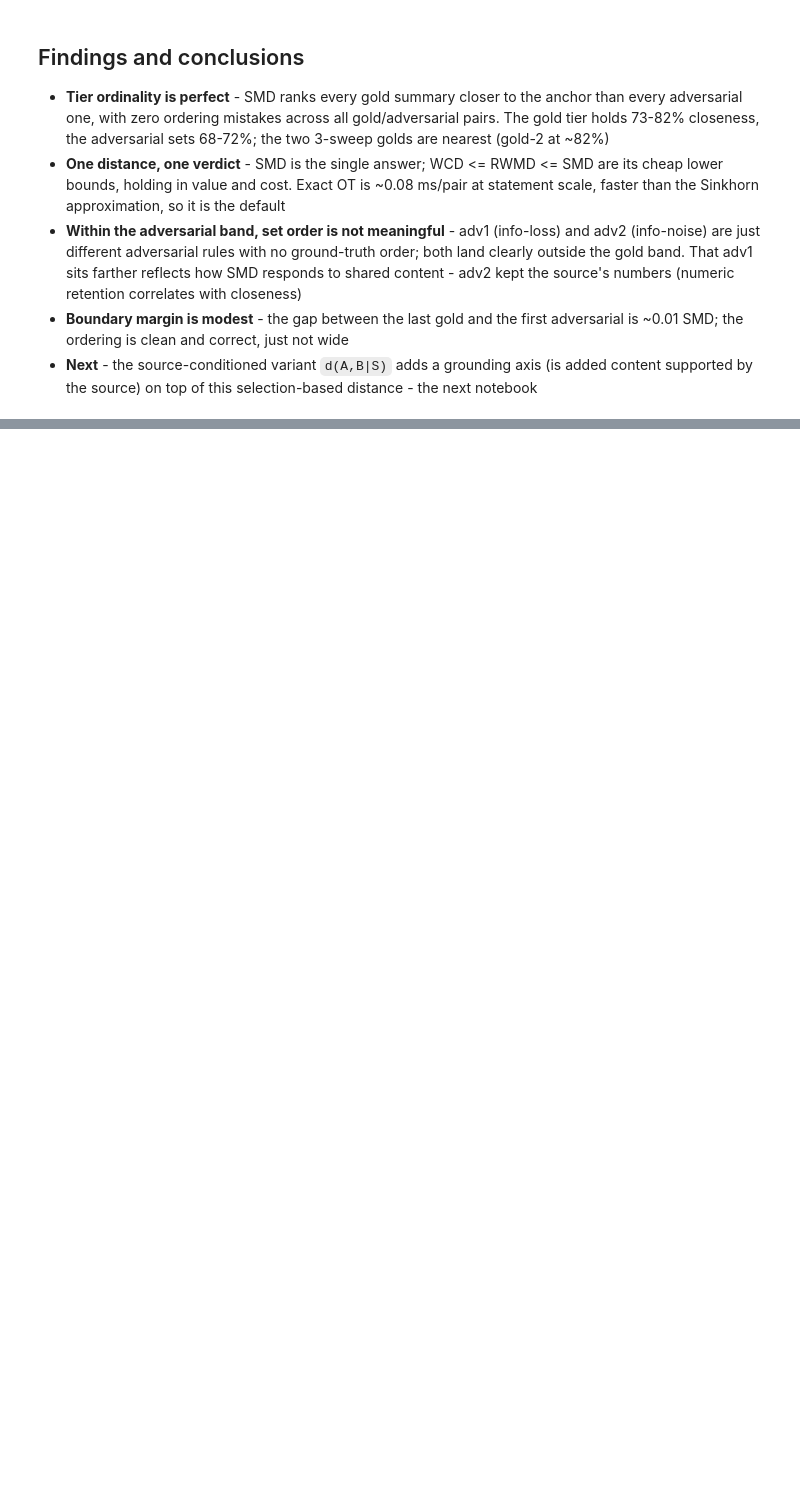
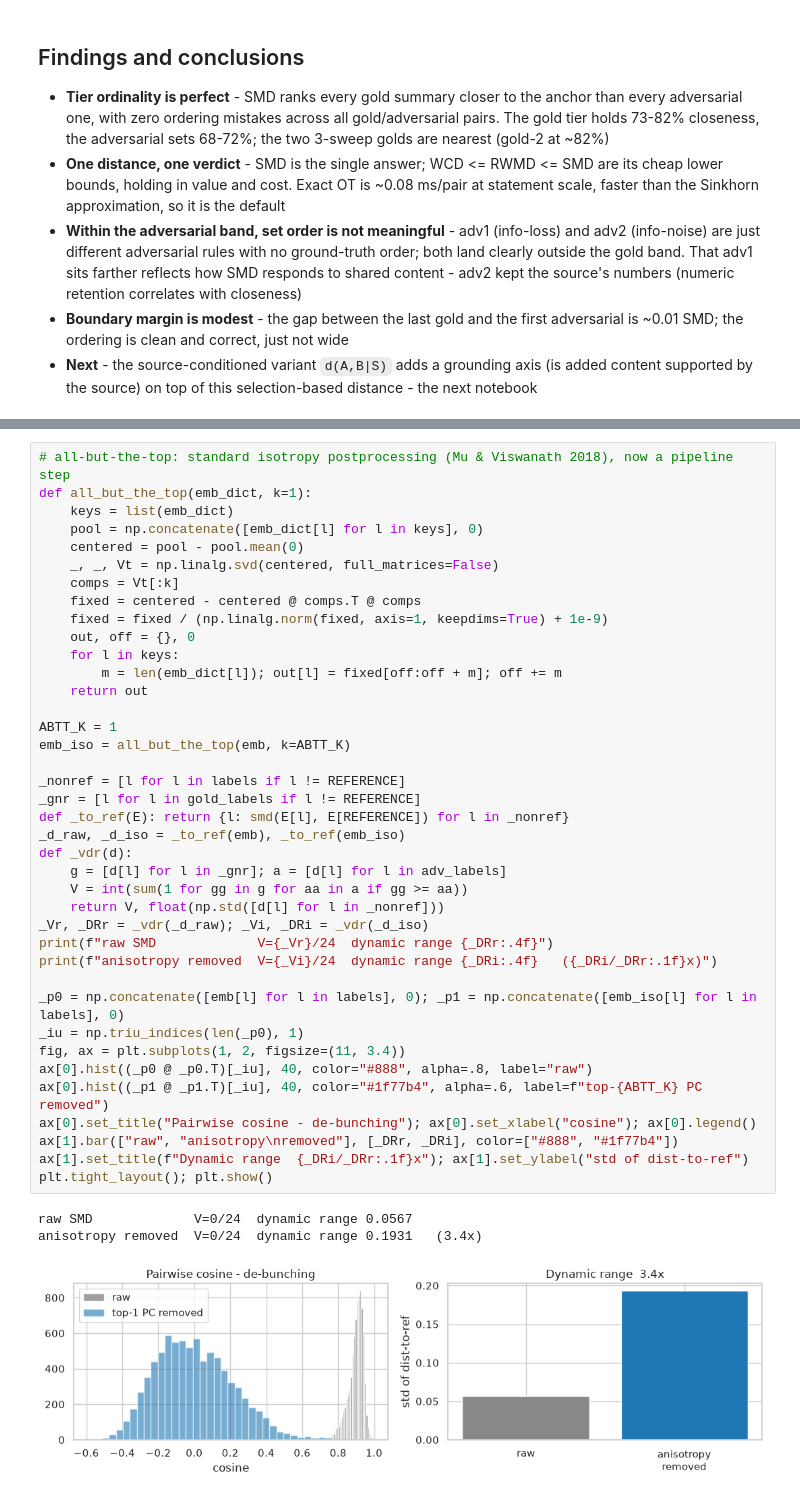
Before and after one commit to stellarshenson/docdistance, a Jupyter notebook: notebooks/04-kj-wmd-document-distance.ipynb, the cells around one changed output, grey strips where cells are left out. Drawn from its saved outputs; the diff is of its cells as text; blank space fills up the shorter version.

```diff
--- a/notebooks/04-kj-wmd-document-distance.ipynb
+++ b/notebooks/04-kj-wmd-document-distance.ipynb
@@ -516,0 +521,43 @@ plt.tight_layout(); plt.show()
+# %%
+# all-but-the-top: standard isotropy postprocessing (Mu & Viswanath 2018), now a pipeline step
+def all_but_the_top(emb_dict, k=1):
+    keys = list(emb_dict)
+    pool = np.concatenate([emb_dict[l] for l in keys], 0)
+    centered = pool - pool.mean(0)
+    _, _, Vt = np.linalg.svd(centered, full_matrices=False)
+    comps = Vt[:k]
+    fixed = centered - centered @ comps.T @ comps
+    fixed = fixed / (np.linalg.norm(fixed, axis=1, keepdims=True) + 1e-9)
+    out, off = {}, 0
+    for l in keys:
+        m = len(emb_dict[l]); out[l] = fixed[off:off + m]; off += m
+    return out
+
+ABTT_K = 1
+emb_iso = all_but_the_top(emb, k=ABTT_K)
+
+_nonref = [l for l in labels if l != REFERENCE]
+_gnr = [l for l in gold_labels if l != REFERENCE]
+def _to_ref(E): return {l: smd(E[l], E[REFERENCE]) for l in _nonref}
+_d_raw, _d_iso = _to_ref(emb), _to_ref(emb_iso)
+def _vdr(d):
+    g = [d[l] for l in _gnr]; a = [d[l] for l in adv_labels]
+    V = int(sum(1 for gg in g for aa in a if gg >= aa))
+    return V, float(np.std([d[l] for l in _nonref]))
+_Vr, _DRr = _vdr(_d_raw); _Vi, _DRi = _vdr(_d_iso)
+print(f"raw SMD             V={_Vr}/24  dynamic range {_DRr:.4f}")
+print(f"anisotropy removed  V={_Vi}/24  dynamic range {_DRi:.4f}   ({_DRi/_DRr:.1f}x)")
+
+_p0 = np.concatenate([emb[l] for l in labels], 0); _p1 = np.concatenate([emb_iso[l] for l in labels], 0)
+_iu = np.triu_indices(len(_p0), 1)
+fig, ax = plt.subplots(1, 2, figsize=(11, 3.4))
+ax[0].hist((_p0 @ _p0.T)[_iu], 40, color="#888", alpha=.8, label="raw")
+ax[0].hist((_p1 @ _p1.T)[_iu], 40, color="#1f77b4", alpha=.6, label=f"top-{ABTT_K} PC removed")
+ax[0].set_title("Pairwise cosine - de-bunching"); ax[0].set_xlabel("cosine"); ax[0].legend()
+ax[1].bar(["raw", "anisotropy\nremoved"], [_DRr, _DRi], color=["#888", "#1f77b4"])
+ax[1].set_title(f"Dynamic range  {_DRi/_DRr:.1f}x"); ax[1].set_ylabel("std of dist-to-ref")
+plt.tight_layout(); plt.show()
+# %% [output]
+raw SMD             V=0/24  dynamic range 0.0567
+anisotropy removed  V=0/24  dynamic range 0.1931   (3.4x)
+[figure, added]
```
Also changed, not shown: parts of 11 cells of this notebook, 8 other files.
